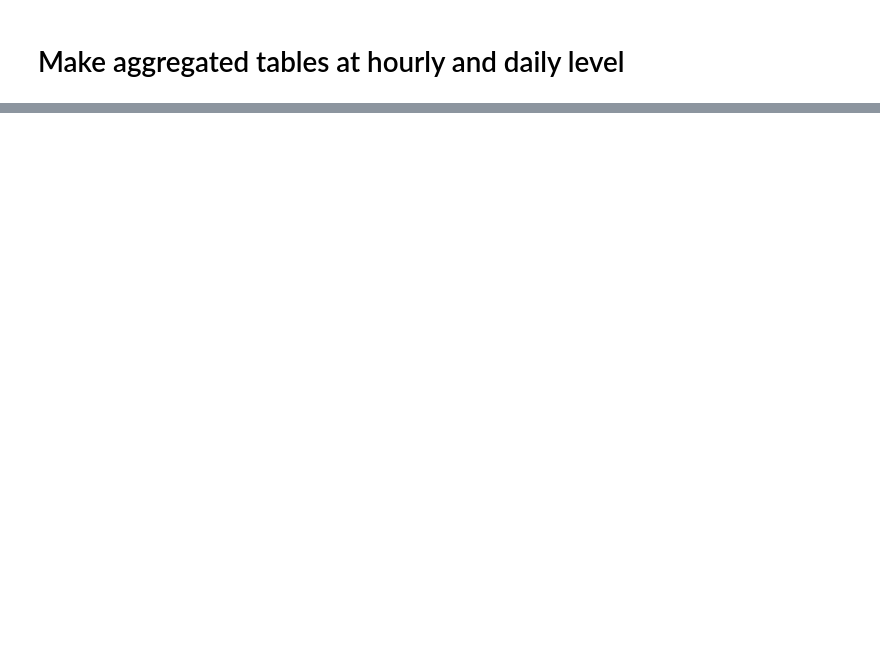
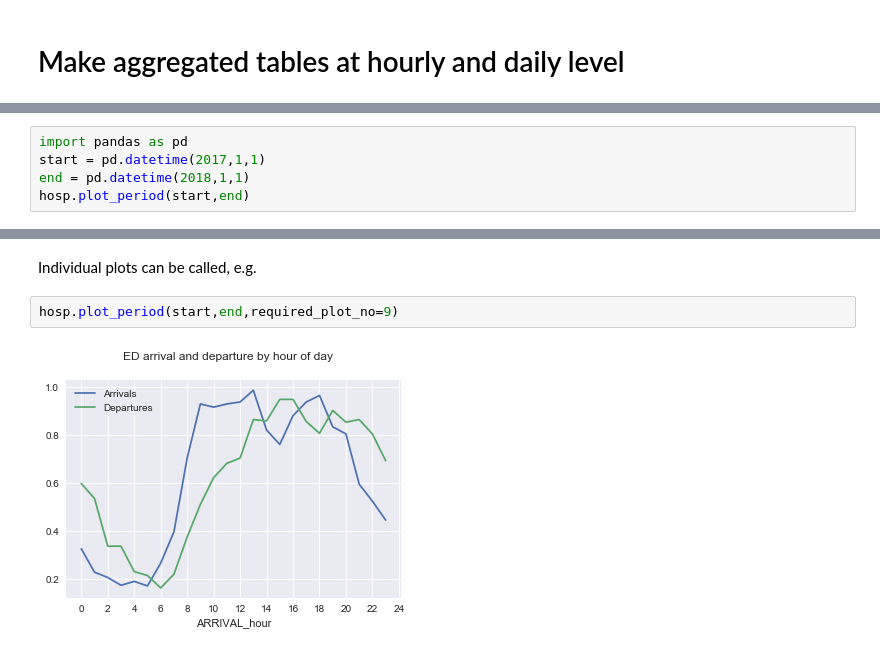
Before and after one commit to BradKeogh/flosp, a Jupyter notebook: example/example_flosp_workflow.ipynb, the cells around one changed output, grey strips where cells are left out. Cells and saved outputs as stored; diff of their text form; blank space fills up the shorter version.

```diff
--- a/example/example_flosp_workflow.ipynb
+++ b/example/example_flosp_workflow.ipynb
@@ -616,0 +167,5 @@ loaded file: ./processed/myhosp/myhospED.pkl
+# %%
+import pandas as pd
+start = pd.datetime(2017,1,1)
+end = pd.datetime(2018,1,1)
+hosp.plot_period(start,end)
@@ -616,0 +219,6 @@ loaded file: ./processed/myhosp/myhospED.pkl
+# %% [markdown]
+Individual plots can be called, e.g.
+# %%
+hosp.plot_period(start,end,required_plot_no=9)
+# %% [output]
+[figure, added]
```
Also changed, not shown: parts of 103 cells of this notebook, 1 other file.
